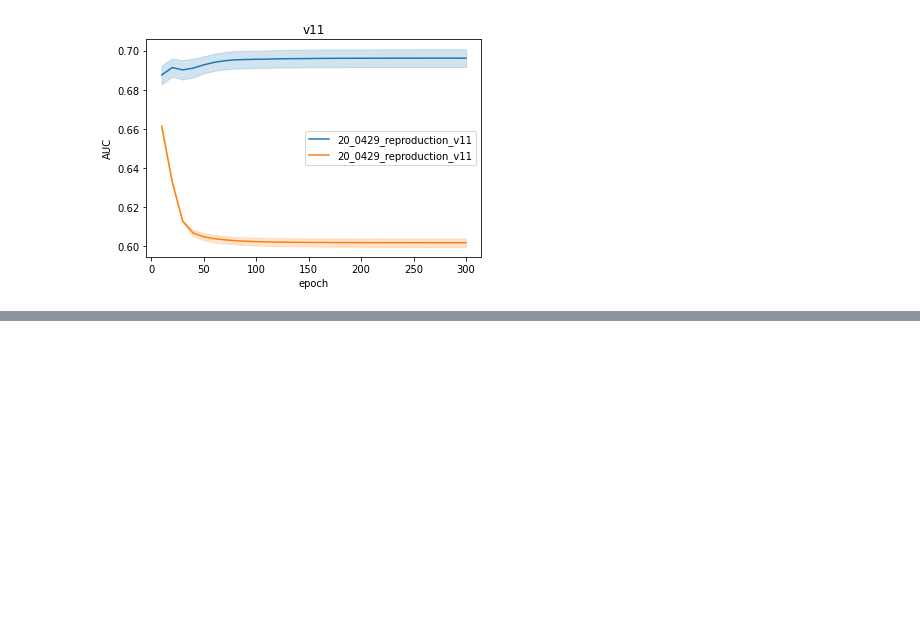
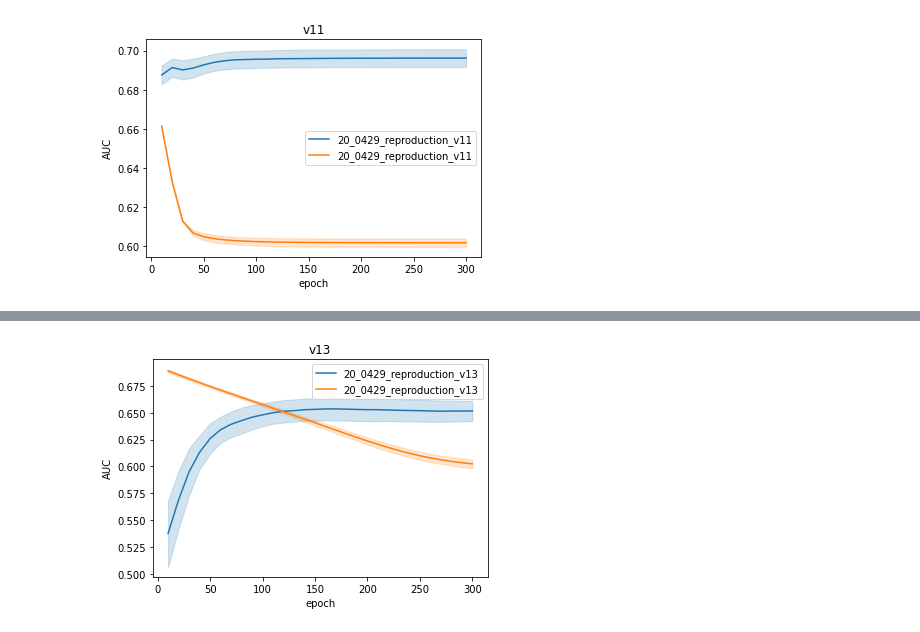
Before and after one commit to qqpann/KnowledgeTracing, a Jupyter notebook: notebook/DrawLC_reproduce_simulated_v10.ipynb, the cells around one changed output, grey strips where cells are left out. Saved outputs shown, nothing was run; the diff lists cells and outputs as text; code cells hidden in the pictures; blank space fills up the shorter version.

```diff
--- a/notebook/DrawLC_reproduce_simulated_v10.ipynb
+++ b/notebook/DrawLC_reproduce_simulated_v10.ipynb
@@ -149,0 +155,5 @@ lc_plot('v11', v11)
+# %%
+v13 = report_path('20_0429_reproduction_v13', '20200528-1310')
+lc_plot('v13', v13)
+# %% [output]
+[figure, added]
```
Also changed, not shown: parts of 1 cell of this notebook, 2 other files.
